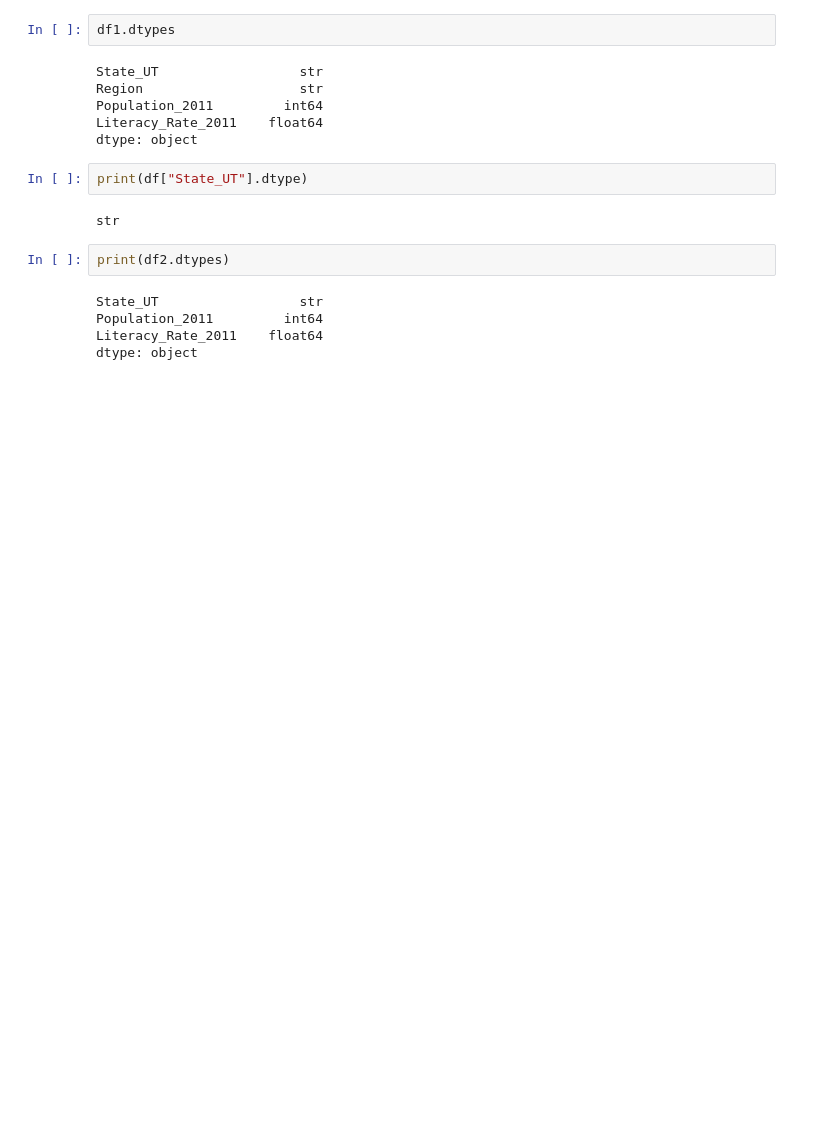
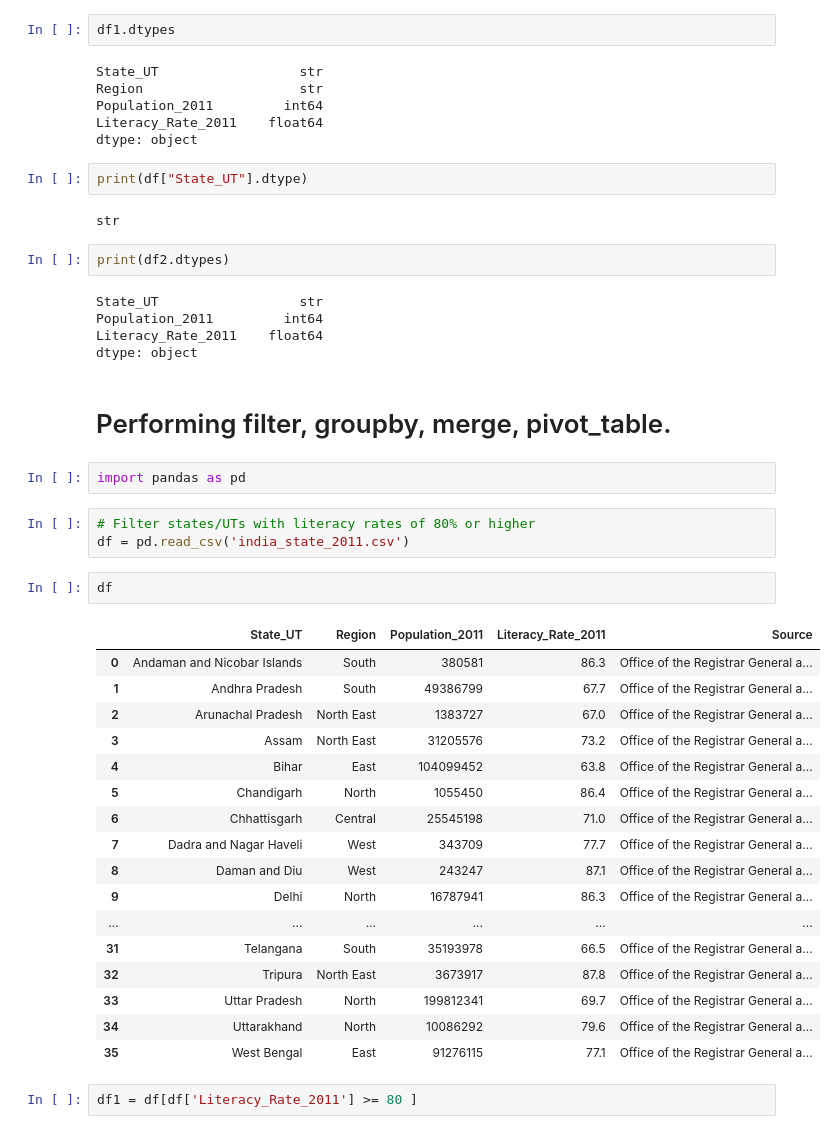
Before and after one commit to Saksham5437/Cynaris-Solutions, a Jupyter notebook: notebooks/w1d2_pandas_tasks.ipynb, the cells around one changed output. Cells and saved outputs as stored; diff of their text form; blank space fills up the shorter version.

Commit message:
feat(pandas): performed filter groupby merge and pivot table operations documenting each operation using a comment

```diff
--- a/notebooks/w1d2_pandas_tasks.ipynb
+++ b/notebooks/w1d2_pandas_tasks.ipynb
@@ -77,3 +75,32 @@ State_UT                  str
 Population_2011         int64
 Literacy_Rate_2011    float64
 dtype: object
+# %% [markdown]
+# Performing filter, groupby, merge, pivot_table.
+# %%
+import pandas as pd
+# %%
+# Filter states/UTs with literacy rates of 80% or higher
+df = pd.read_csv('india_state_2011.csv')
+# %%
+df
+# %% [output]
+|  | State_UT | Region | Population_2011 | Literacy_Rate_2011 | Source |
+| 0 | Andaman and Nicobar Islands | South | 380581 | 86.3 | Office of the Registrar General a... |
+| 1 | Andhra Pradesh | South | 49386799 | 67.7 | Office of the Registrar General a... |
+| 2 | Arunachal Pradesh | North East | 1383727 | 67.0 | Office of the Registrar General a... |
+| 3 | Assam | North East | 31205576 | 73.2 | Office of the Registrar General a... |
+| 4 | Bihar | East | 104099452 | 63.8 | Office of the Registrar General a... |
+| 5 | Chandigarh | North | 1055450 | 86.4 | Office of the Registrar General a... |
+| 6 | Chhattisgarh | Central | 25545198 | 71.0 | Office of the Registrar General a... |
+| 7 | Dadra and Nagar Haveli | West | 343709 | 77.7 | Office of the Registrar General a... |
+| 8 | Daman and Diu | West | 243247 | 87.1 | Office of the Registrar General a... |
+| 9 | Delhi | North | 16787941 | 86.3 | Office of the Registrar General a... |
+| ... | ... | ... | ... | ... | ... |
+| 31 | Telangana | South | 35193978 | 66.5 | Office of the Registrar General a... |
+| 32 | Tripura | North East | 3673917 | 87.8 | Office of the Registrar General a... |
+| 33 | Uttar Pradesh | North | 199812341 | 69.7 | Office of the Registrar General a... |
+| 34 | Uttarakhand | North | 10086292 | 79.6 | Office of the Registrar General a... |
+| 35 | West Bengal | East | 91276115 | 77.1 | Office of the Registrar General a... |
+# %%
+df1 = df[df['Literacy_Rate_2011'] >= 80 ]
```
Also changed, not shown: parts of 17 cells of this notebook.
